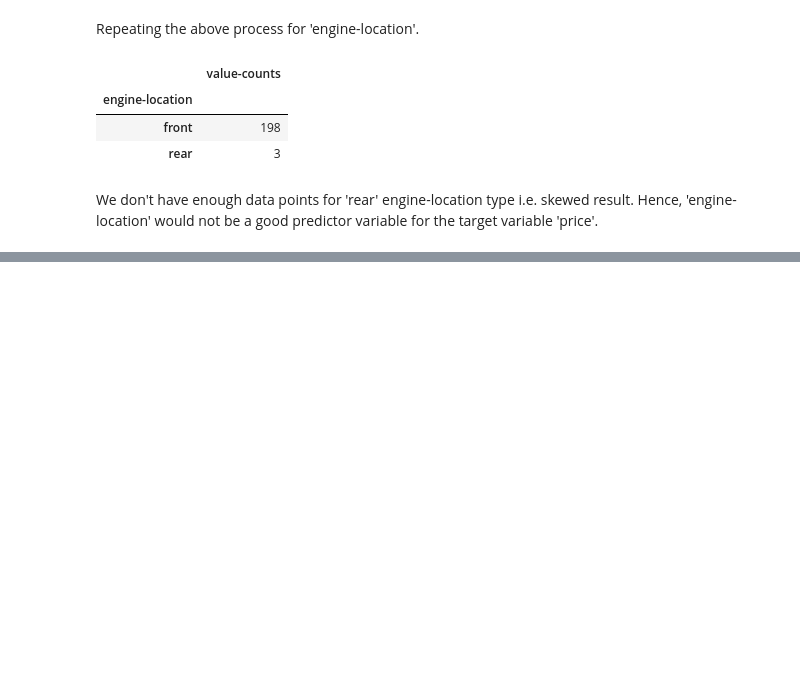
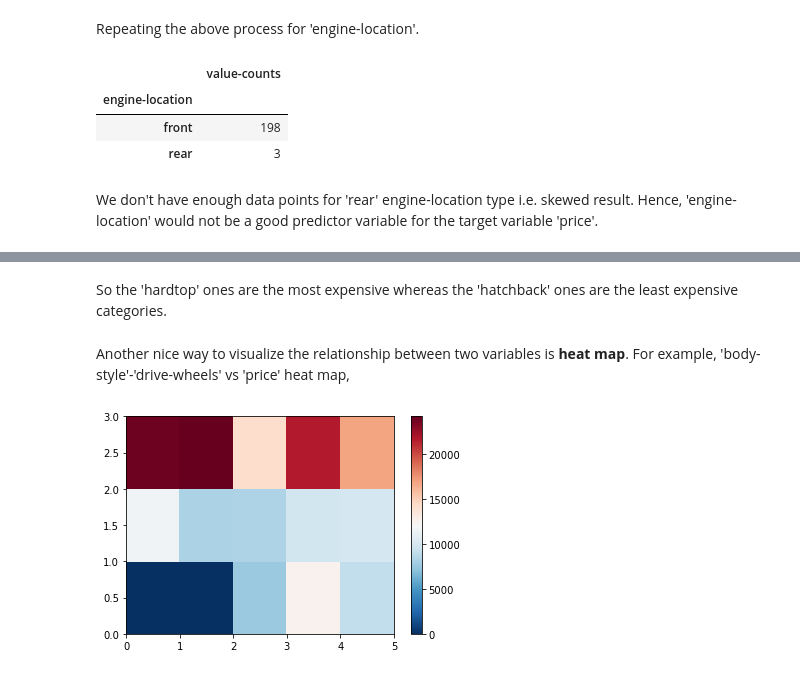
Before and after one commit to MehediEhteshum/CarDataExploratoryAnalysisViz, a Jupyter notebook: CarData-EDA&Viz.ipynb, the cells around one changed output, grey strips where cells are left out. Drawn from its saved outputs; the diff is of its cells as text; code cells hidden in the pictures; blank space fills up the shorter version.

Commit message:
Grouping; pivot table; correlation and causation; Pearson correlation; ANOVA;

```diff
--- a/CarData-EDA&Viz.ipynb
+++ b/CarData-EDA&Viz.ipynb
@@ -236,0 +247,3 @@ We don't have enough data points for 'rear' engine-location type i.e. skewed res
+# %%
+df_grp1 = df[["drive-wheels", "body-style", "price"]]
+df_grp1.head()
@@ -236,0 +269,3 @@ We don't have enough data points for 'rear' engine-location type i.e. skewed res
+# %%
+df_grp_t2 = df_grp1.groupby(["drive-wheels", "body-style"], as_index=False).mean()
+df_grp_t2
@@ -236,0 +289,3 @@ We don't have enough data points for 'rear' engine-location type i.e. skewed res
+# %%
+df_pvt_t2 = df_grp_t2.pivot(index="drive-wheels", columns="body-style")
+df_pvt_t2
@@ -236,0 +301,3 @@ We don't have enough data points for 'rear' engine-location type i.e. skewed res
+# %%
+df_pvt_t2 = df_pvt_t2.fillna(0)
+df_pvt_t2
@@ -236,0 +323,10 @@ We don't have enough data points for 'rear' engine-location type i.e. skewed res
+# %% [markdown]
+So the 'hardtop' ones are the most expensive whereas the 'hatchback' ones are the least expensive categories.
+# %% [markdown]
+Another nice way to visualize the relationship between two variables is <strong>heat map</strong>. For example, 'body-style'-'drive-wheels' vs 'price' heat map,
+# %%
+plt.pcolor(df_pvt_t2, cmap="RdBu_r")
+plt.colorbar()
+plt.show()
+# %% [output]
+[figure, added]
```
Also changed, not shown: parts of 67 cells of this notebook.
